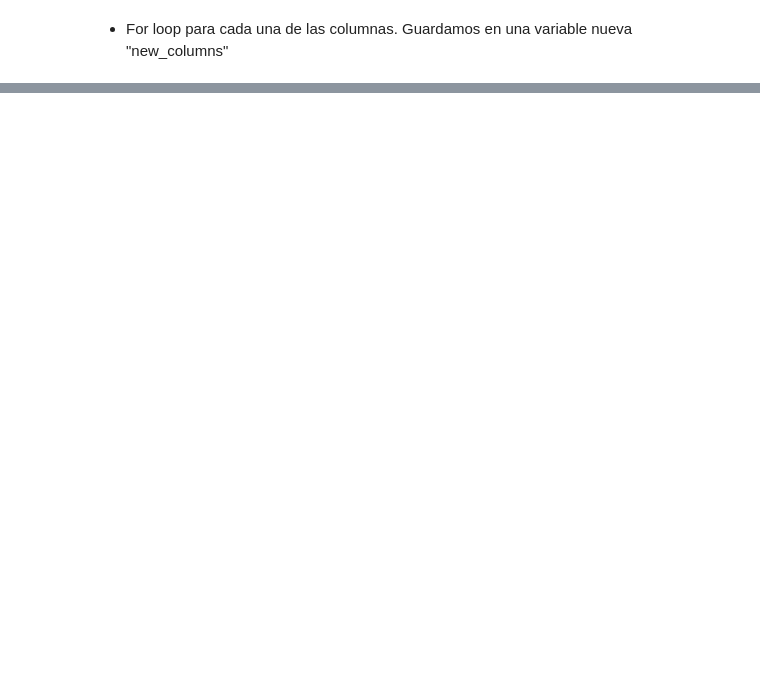
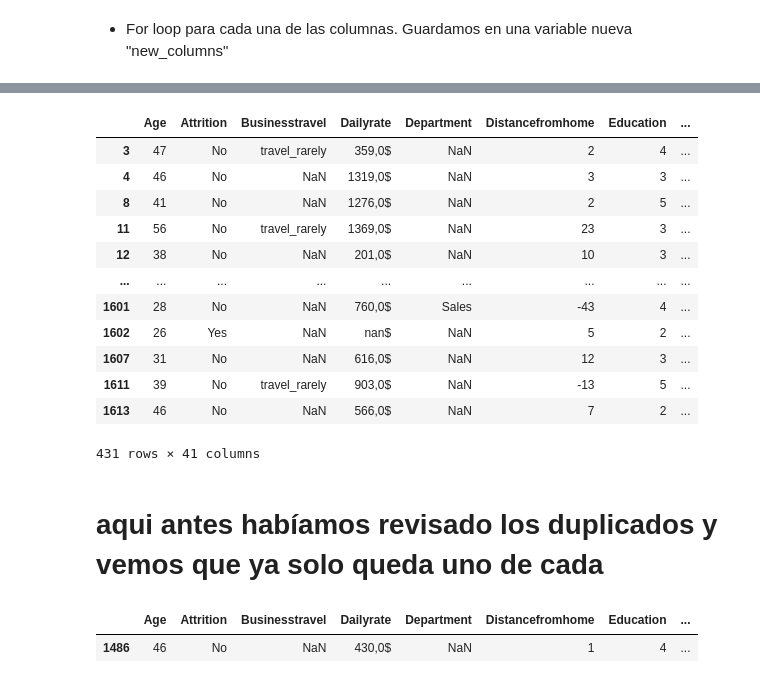
Before and after one commit to Adalab/proyecto-da-promo-F-modulo-3-team-6, a Jupyter notebook: 0_raw_data_base_columns.ipynb, the cells around one changed output, grey strips where cells are left out. Saved outputs shown, nothing was run; the diff lists cells and outputs as text; code cells hidden in the pictures; blank space fills up the shorter version.

```diff
--- a/0_raw_data_base_columns.ipynb
+++ b/0_raw_data_base_columns.ipynb
@@ -103,0 +87,6 @@ df_rawdata.head()
+# %%
+
+# Mantener el último duplicado y conservar los NaN
+df_rawdata = df_rawdata[~df_rawdata['Employeenumber'].duplicated(keep='last') | df_rawdata['Employeenumber'].isnull()]
+
+#El operador ~ se usa comúnmente para negar una condición, es decir, seleccionar filas que no cumplen con esa condición.
@@ -103,0 +102,23 @@ df_rawdata.head()
+# %%
+df_rawdata[df_rawdata["Employeenumber"].isnull()] #revisamos los nulls que tenemos by employee number = 431 es OK!
+# %% [output]
+|  | Age | Attrition | Businesstravel | Dailyrate | Department | Distancefromhome | Education | ... |
+| 3 | 47 | No | travel_rarely | 359,0$ | NaN | 2 | 4 | ... |
+| 4 | 46 | No | NaN | 1319,0$ | NaN | 3 | 3 | ... |
+| 8 | 41 | No | NaN | 1276,0$ | NaN | 2 | 5 | ... |
+| 11 | 56 | No | travel_rarely | 1369,0$ | NaN | 23 | 3 | ... |
+| 12 | 38 | No | NaN | 201,0$ | NaN | 10 | 3 | ... |
+| ... | ... | ... | ... | ... | ... | ... | ... | ... |
+| 1601 | 28 | No | NaN | 760,0$ | Sales | -43 | 4 | ... |
+| 1602 | 26 | Yes | NaN | nan$ | NaN | 5 | 2 | ... |
+| 1607 | 31 | No | NaN | 616,0$ | NaN | 12 | 3 | ... |
+| 1611 | 39 | No | travel_rarely | 903,0$ | NaN | -13 | 5 | ... |
+| 1613 | 46 | No | NaN | 566,0$ | NaN | 7 | 2 | ... |
+431 rows × 41 columns
+# %% [markdown]
+# aqui antes habíamos revisado los duplicados y vemos que ya solo queda uno de cada
+# %%
+df_rawdata[df_rawdata["Employeenumber"] == "1069,0"]
+# %% [output]
+|  | Age | Attrition | Businesstravel | Dailyrate | Department | Distancefromhome | Education | ... |
+| 1486 | 46 | No | NaN | 430,0$ | NaN | 1 | 4 | ... |
```
Also changed, not shown: parts of 39 cells of this notebook, 1 other file.
